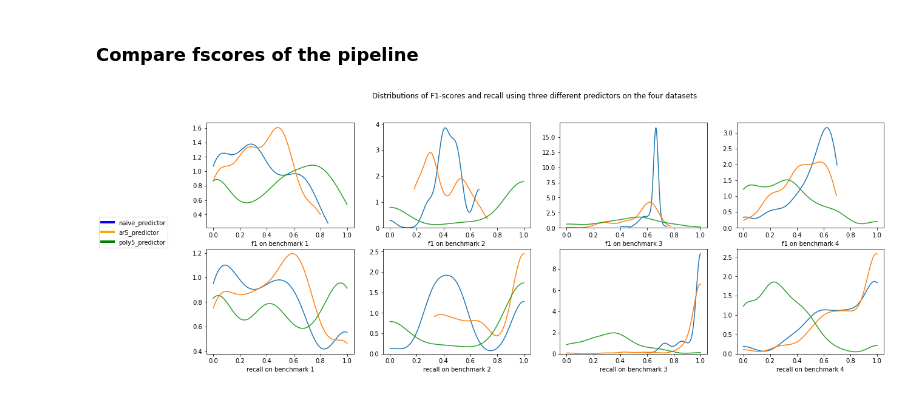
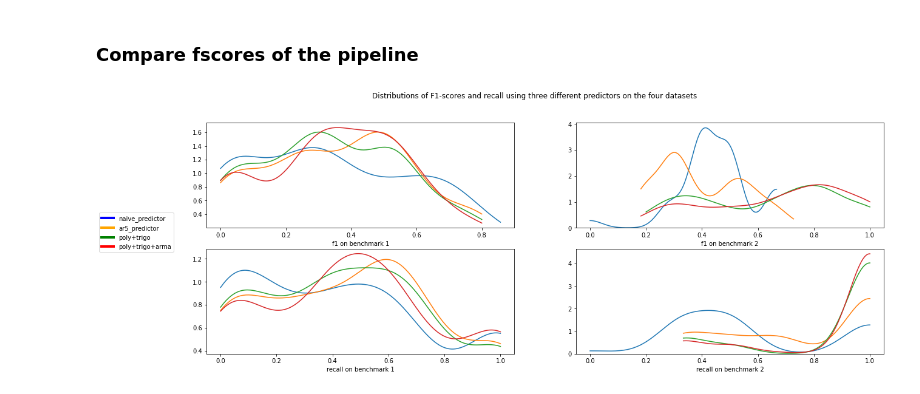
Before and after one commit to gbelouze/mva-time-series, a Jupyter notebook: notebooks/score_and_features.ipynb, the cells around one changed output. Drawn from its saved outputs; the diff is of its cells as text; code cells hidden in the pictures.

```diff
--- a/notebooks/score_and_features.ipynb
+++ b/notebooks/score_and_features.ipynb
@@ -19,0 +16,7 @@ predictor_dict = {
+# %%
+predictor = tmm.ARMA()
+detector = adm.KSigma()
+
+bench = io.BenchmarkDataset(2)
+df = bench.read(8)
+df.head()
@@ -20,2 +74,15 @@ predictor_dict = {
+# %%
+predictor_dict = {
+    "naive_predictor" : tmm.NaivePredictor(),
+    "ar5_predictor" : tmm.AR(order=5),
+    "ma5_predictor" : tmm.MA(order=5),
+    "arma55_predictor" : tmm.ARMA(order_ar=5, order_ma=5),
+    "arima525_predictor" : tmm.ARIMA.ARIMA(order=[5,2,5]),
+    "poly5_predictor" : tmm.Polynomial(degree=5),
+    "trigonometric": tmm.Trigonometric(),
+    "poly+arma": tmm.Sequential(predictors=[tmm.Polynomial(), tmm.ARMA()]),
+    "poly+trigo":tmm.Sequential(predictors=[tmm.Polynomial(), tmm.Trigonometric()]),
+    "poly+trigo+arma": tmm.Sequential(predictors=[tmm.Polynomial(), tmm.Trigonometric(), tmm.ARMA()]),
+}
 # %% [markdown]
 ### Compute the features and the scores of the models for each time series in the benchmark
@@ -34,7 +103,7 @@ Compute scores:
 # %%
 %%capture --no-stdout
 
-for benchmark_index in range(3,5):
+for benchmark_index in range(1,3):
     bench = io.BenchmarkDataset(benchmark_index)
 
     score_dict = mu.compute_predictor_scores(predictor_dict, bench, detector=adm.KSigma())
@@ -154,37 +228,39 @@ Notes:
 keep = [
     "naive_predictor",
     "ar5_predictor",
-    "poly5_predictor",
+    "poly+trigo",
+    "poly+trigo+arma",
 ]
 
-fig, axes = plt.subplots(2,4, sharex=False, sharey=False, figsize=(20,7))
+fig, axes = plt.subplots(2,2, sharex=False, sharey=False, figsize=(20,7))
 fig.suptitle('Distributions of F1-scores and recall using three different predictors on the four datasets')
 
 scores = ["f1", "recall"]
-benchmarks = [f"benchmark_{i}" for i in range(1,5)]
+benchmarks = [f"benchmark_{i}" for i in range(1,3)]
 
 
 for j in range(len(benchmarks)):
     benchmark_index = j + 1
     score_df = pd.read_csv(f"saved_data/score_df_{benchmark_index}.csv").set_index("ts_index")
 
     for i in range(len(scores)):
         for model_name in keep:
             score_df_to_plot = score_df[score_df.model_name == model_name].reset_index()
             sns.kdeplot(data=score_df_to_plot, x=scores[i],
                    bw_adjust=.8, cut=0, ax=axes[i,j])
 
         axes[i,j].set_ylabel("")
         axes[i,j].set_xlabel(f"{scores[i]} on benchmark {benchmark_index}")
 
 from matplotlib.lines import Line2D
 custom_lines = [Line2D([0], [0], color="blue", lw=4),
                 Line2D([0], [0], color="orange", lw=4),
-                Line2D([0], [0], color="green", lw=4)]
+                Line2D([0], [0], color="green", lw=4),
+                Line2D([0], [0], color="red", lw=4)]
 
 
 
 fig.legend(custom_lines, keep, loc="center left")
 plt.savefig("figs/F1_recall.png",  bbox_inches = 'tight')
 # %% [output]
-[figure, old version]
+[figure, new version]
```
Also changed, not shown: parts of 22 cells of this notebook, 10 other files.
